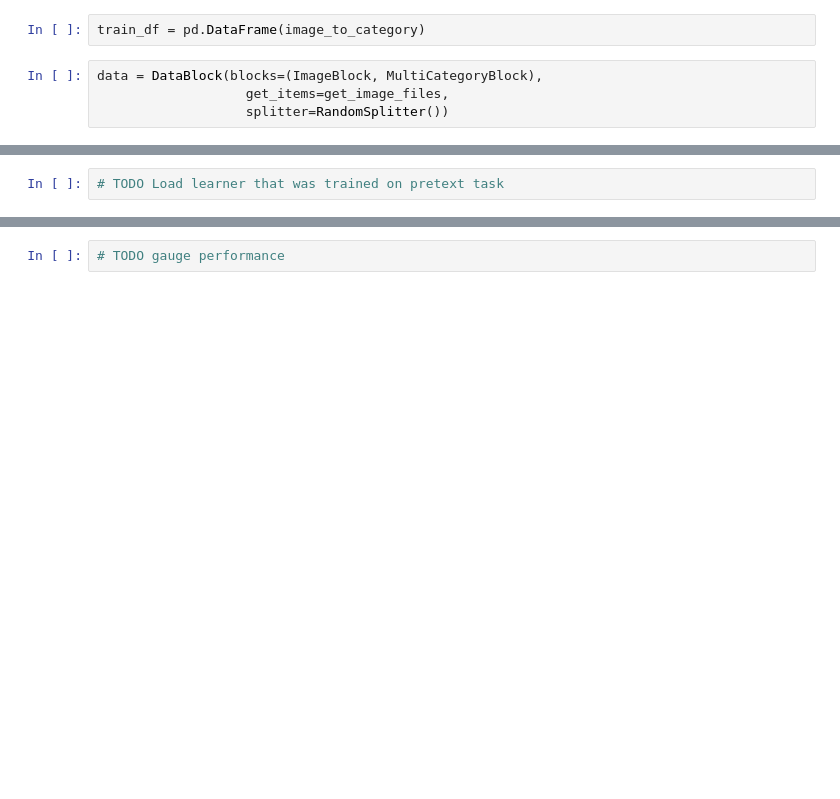
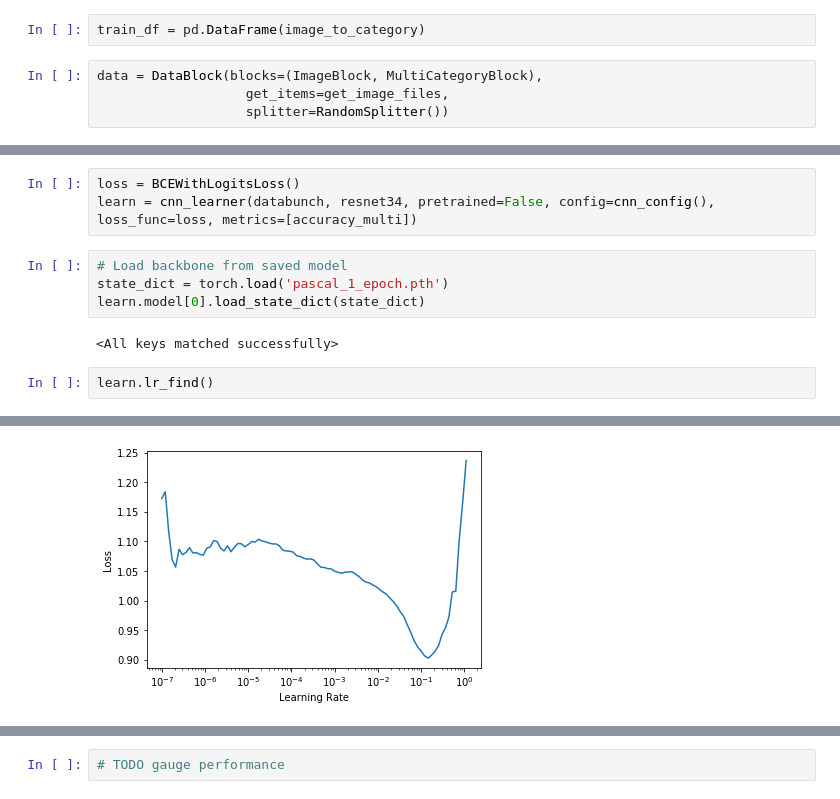
Before and after one commit to JoshVarty/SelfSupervisedLearning, a Jupyter notebook: 03_DownstreamTask.ipynb, the cells around one changed output, grey strips where cells are left out. Drawn from its saved outputs; the diff is of its cells as text; blank space fills up the shorter version.

Commit message:
Load model and run on task

```diff
--- a/03_DownstreamTask.ipynb
+++ b/03_DownstreamTask.ipynb
@@ -85,2 +88,12 @@ databunch.show_batch(max_n=9)
-# %%
-# TODO Load learner that was trained on pretext task
+# %%
+loss = BCEWithLogitsLoss()
+learn = cnn_learner(databunch, resnet34, pretrained=False, config=cnn_config(), loss_func=loss, metrics=[accuracy_multi])
+# %%
+# Load backbone from saved model
+state_dict = torch.load('pascal_1_epoch.pth')
+learn.model[0].load_state_dict(state_dict)
+# %% [output]
+<All keys matched successfully>
+# %%
+learn.lr_find()
+# %% [output]
@@ -87 +101,2 @@ databunch.show_batch(max_n=9)
+[figure, added]
 # %%
```
Also changed, not shown: parts of 6 cells of this notebook.
